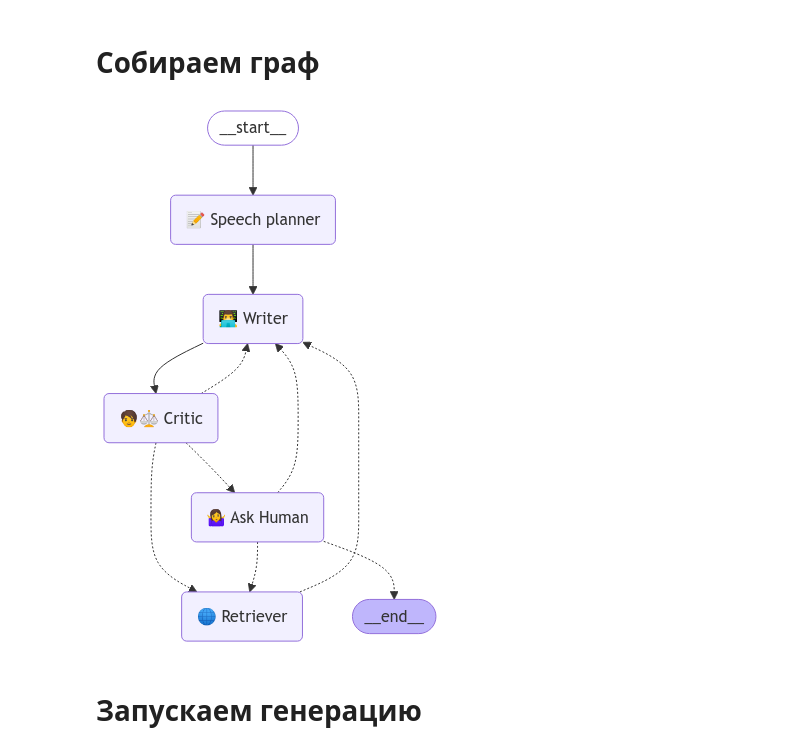
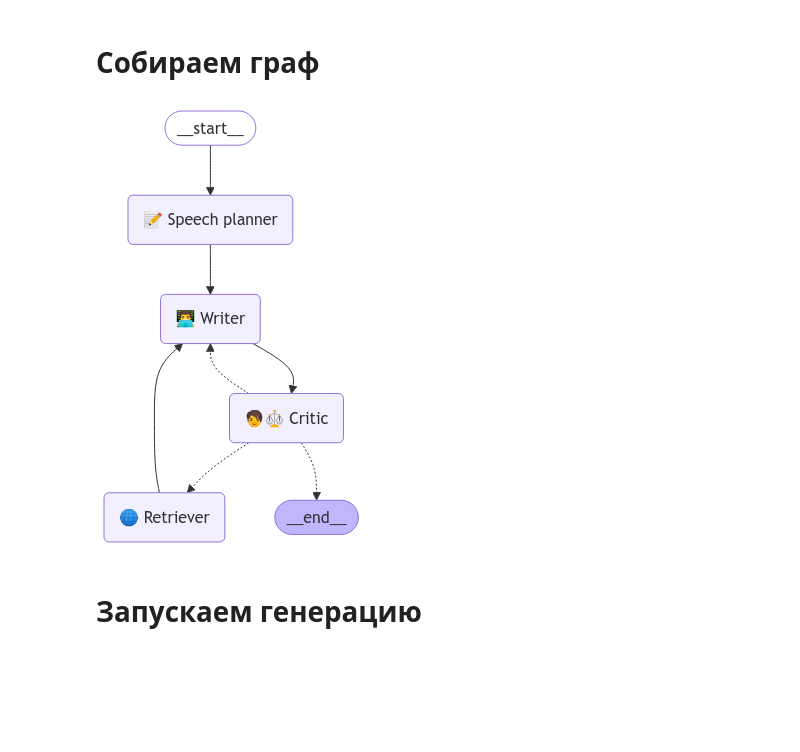
Before and after one commit to Rai220/speech_writer, a Jupyter notebook: Agents_speech_writer.ipynb, the cells around one changed output. Cells and saved outputs as stored; diff of their text form; code cells hidden in the pictures; blank space fills up the shorter version.

````diff
--- a/Agents_speech_writer.ipynb
+++ b/Agents_speech_writer.ipynb
@@ -56,7 +68,7 @@ giga_embed = GigaChatEmbeddings(
 # %%
 import requests
 
-files = ['ukaz_309.md', 'burnaev.md']
+files = ['ukaz_309.md', 'burnaev.md', 'president_speech.md']
 all_content = {}
 
 for file_path in files:
@@ -90,7 +118,7 @@ class SpeechWriterState(MessagesState):
   speech_plan: str
   speaker_bio: str
   result_speech: str
-  critique: str
+  critique: list[str]
 # %% [markdown]
 # Агент-планировщик
 # %%
@@ -212,10 +251,12 @@ def write_speech(state: SpeechWriterState):
 # %% [markdown]
 # Агент-критик
 # %%
-def critique(state: SpeechWriterState) -> Command[Literal["👨‍💻 Writer", "🤷 Ask Human", "🌐 Retriever"]]:
+def critique(state: SpeechWriterState) -> Command[Literal["👨‍💻 Writer", "🌐 Retriever", END]]:
     TEMPLATE = """
-Ты - агент-критик, который занимается помощью в составлении отличных речей для политиков.
+Ты - агент-выпускающий редактор, который занимается помощью в составлении отличных речей для политиков. Ты должен оценить речь и решить - готова ли она или её нужно доработать.
 Ты должен помочь спичрайтеру написать хорошую речь, твоя задача качественно оценить написанную речь и дать конструктивную обратную свзяь, если она требуется.
+
+Ты должен дать ограниченное количество критики. В какой-то момент нужно остановиться и завершить написание речи.
 Тема выступления - {speech_topic}. Время выступления - {time_to_speak}.
 
 Вот биография спикера для которого нужно написать речь:
@@ -238,14 +279,22 @@ def critique(state: SpeechWriterState) -> Command[Literal["👨‍💻 Writer",
 {result_speech}
 <SPEECH_TEXT>
 
+Вот критика, которую ты давал ранее на предыдущие версии речи (если есть). Не повторяйся, не пиши ту же самую критику заново.
+<OLD_CRITIQUE>
+{old_critique}
+</OLD_CRITIQUE>
+Если ты не можешь дать никакой принципиально новой критики - прими решение good.
+Текст обязательно должен содержать цитаты Путина. Если это не так, то в качестве финального решения прими решение retrieve
+
 Твой ответ должен быть в формате JSON:
 
 **Формат вывода:**
 ```JSON
 {{
   "thoughts": "<твои мысли по поводу написанной речи>",
-  "critique": "<конструктивная критика речи - что нужно поправить или доработать>"
-  "final_decision: "итоговое решение, должно быть одно из следующих: - good, rewrite, fix, ask_human, search_internet",
+  "critique": "<конструктивная критика речи - что нужно поправить или доработать>",
+  "is_new_critique": "<есть ли в твоей критики что-то принципиально новое, если сравнивать со старой критикой (если она была)> - True или False",
+  "final_decision: "итоговое решение, должно быть одно из следующих: - good (если нет новой критики и речь закончена), fix (если требуется переписать речь), ask_human (если есть вопросы к человеку), retrieve (если требуется поиск в базе знаний)",
 }}```
     """
 
@@ -257,6 +306,8 @@ def critique(state: SpeechWriterState) -> Command[Literal["👨‍💻 Writer",
 
     pipe = chat_template | giga_low_topp | JsonOutputParser()
 
+    print(f"🧑‍⚖️ Critic начинает работу")
+
     resp = pipe.invoke(
         {
             "speech_topic": state["speech_topic"],
@@ -265,20 +316,29 @@ def critique(state: SpeechWriterState) -> Command[Literal["👨‍💻 Writer",
             "additional_content": all_content['burnaev.md'],
             "speaker_bio": state["speaker_bio"],
             "result_speech": state.get("result_speech", ""),
+            "old_critique": state.get("critique", [])
         }
     )
 
     final_decision = resp.get("final_decision", "good")
-    printmd(f"Составлена критика документа:\n{resp}")
+    critique = resp.get("critique", "")
+    is_new_critique = resp.get("is_new_critique", "False")
+    # printmd(f"Составлена критика документа:\n{resp}")
     print(f"Критик принял решение: {final_decision}")
 
+    old_critique = state.get("critique", [])
+    old_critique.append(critique)
     update = {
-        "critique": resp.get("critique", "")
+      "critique": old_critique
     }
+
+    goto = END
+    # if final_decision == "fix" and is_new_critique:
+    #   goto = "👨‍💻 Writer"
 
     return Command(
         update=update,
-        goto=END
+        goto=goto
     )
 # %% [markdown]
 ## Другие агенты
@@ -289,7 +349,7 @@ def ask_human(state: SpeechWriterState) -> Command[Literal["👨‍💻 Writer",
         goto=END
     )
 
-def retriever(state: SpeechWriterState) -> Command[Literal["👨‍💻 Writer"]]:
+def retriever(state: SpeechWriterState):
     return Command(
         update={},
         goto=END
@@ -299,23 +359,23 @@ def retriever(state: SpeechWriterState) -> Command[Literal["👨‍💻 Writer"]
 # %%
 from langgraph.graph import END, START, MessagesState, StateGraph
 from langgraph.checkpoint.memory import MemorySaver
 
 builder = StateGraph(SpeechWriterState)
 builder.add_node("📝 Speech planner", plan_speech)
 builder.add_node("👨‍💻 Writer", write_speech)
 builder.add_node("🧑‍⚖️ Critic", critique)
 builder.add_node("🌐 Retriever", retriever)
-builder.add_node("🤷 Ask Human", ask_human)
 
 builder.add_edge(START, "📝 Speech planner")
 builder.add_edge("📝 Speech planner", "👨‍💻 Writer")
 builder.add_edge("👨‍💻 Writer", "🧑‍⚖️ Critic")
+builder.add_edge("🌐 Retriever", "👨‍💻 Writer")
 
 memory = MemorySaver()
 graph = builder.compile(checkpointer=memory)
 graph
 # %% [output]
-[figure, old version]
+[figure, new version]
 # %% [markdown]
 # Запускаем генерацию
 # %%
````
Also changed, not shown: parts of 10 cells of this notebook, 2 other files.
